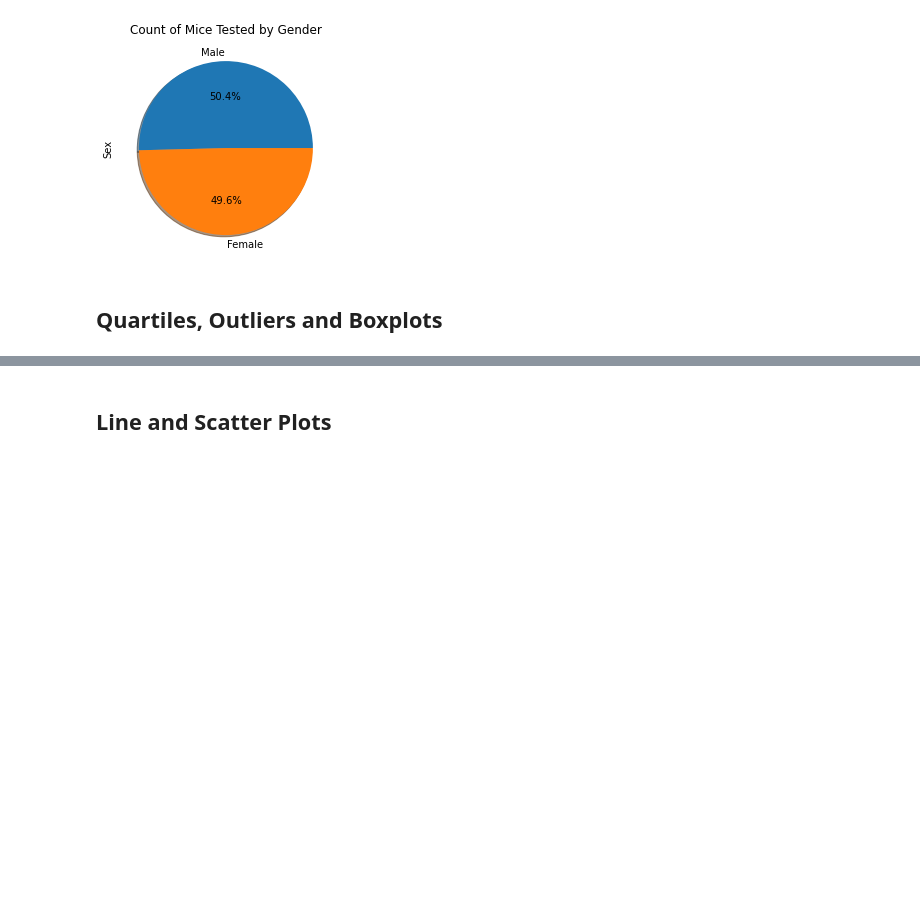
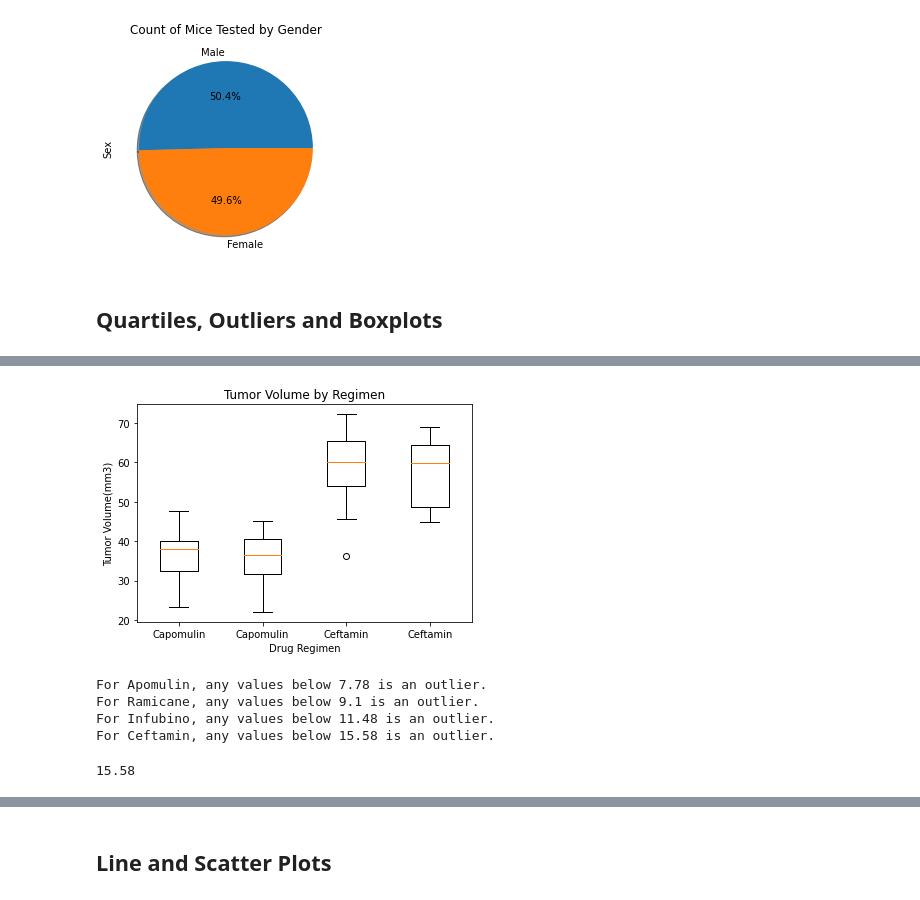
Before and after one commit to Leonardo-Urrutia/matplotlib-challenge, a Jupyter notebook: pymaceuticals.ipynb, the cells around one changed output, grey strips where cells are left out. Drawn from its saved outputs; the diff is of its cells as text; code cells hidden in the pictures; blank space fills up the shorter version.

```diff
--- a/pymaceuticals.ipynb
+++ b/pymaceuticals.ipynb
@@ -231,0 +243,42 @@ TypeError: object of type 'NoneType' has no len()
+# %%
+data = [capoMulinTVList, ramicaneTVList, infubinolTVList, ceftaminTVList]
+fourRegimentListUnique = finalVolume["Drug Regimen"].unique()
+fig, ax = plt.subplots()
+plt.title("Tumor Volume by Regimen")
+plt.ylabel("Tumor Volume(mm3)")
+plt.xlabel("Drug Regimen")
+ax.boxplot(data)
+ax.set_xticklabels(np.repeat(fourRegimentListUnique, 2), rotation=0, fontsize=10)
+plt.show()
+# %% [output]
+[figure, added]
+# %%
+# Calculate the IQR and quantitatively determine if there are any potential outliers.
+apoMulinQuartiles = capoMulinTVList.quantile([.25,.5,.75])
+apoMulinLowerq = apoMulinQuartiles[0.25]
+apoMulinUpperq = apoMulinQuartiles[0.75]
+apoMulinIqr = round(apoMulinUpperq-apoMulinLowerq, 2)
+
+ramicaneQuartiles = ramicaneTVList.quantile([.25,.5,.75])
+ramicaneLowerq = ramicaneQuartiles[0.25]
+ramicaneUpperq = ramicaneQuartiles[0.75]
+ramicaneIqr = round(ramicaneUpperq-ramicaneLowerq, 2)
+
+infubinolQuartiles = infubinolTVList.quantile([.25,.5,.75])
+infubinolLowerq = infubinolQuartiles[0.25]
+infubinolUpperq = infubinolQuartiles[0.75]
+infubinolIqr = round(infubinolUpperq-infubinolLowerq, 2)
+
+ceftaminQuartiles = ceftaminTVList.quantile([.25,.5,.75])
+ceftaminLowerq = ceftaminQuartiles[0.25]
+ceftaminUpperq = ceftaminQuartiles[0.75]
+ceftaminIqr = round(ceftaminUpperq-ceftaminLowerq, 2)
+
+print(f"For Apomulin, any values below {apoMulinIqr} is an outlier.\nFor Ramicane, any values below {ramicaneIqr} is an outlier.\nFor Infubino, any values below {infubinolIqr} is an outlier.\nFor Ceftamin, any values below {ceftaminIqr} is an outlier.")
+ceftaminIqr
+# %% [output]
+For Apomulin, any values below 7.78 is an outlier.
+For Ramicane, any values below 9.1 is an outlier.
+For Infubino, any values below 11.48 is an outlier.
+For Ceftamin, any values below 15.58 is an outlier.
+15.58
```
Also changed, not shown: parts of 15 cells of this notebook.
